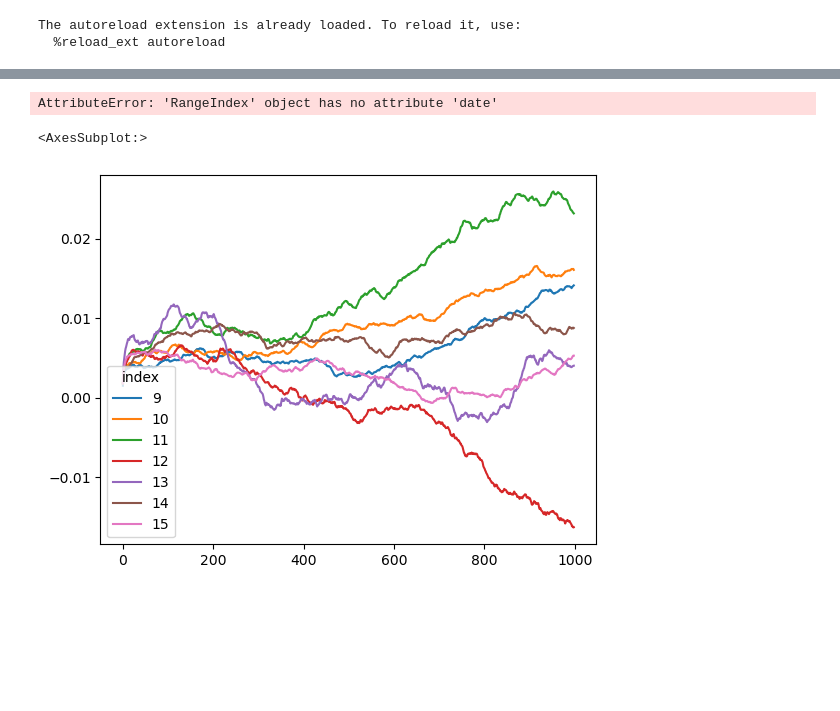
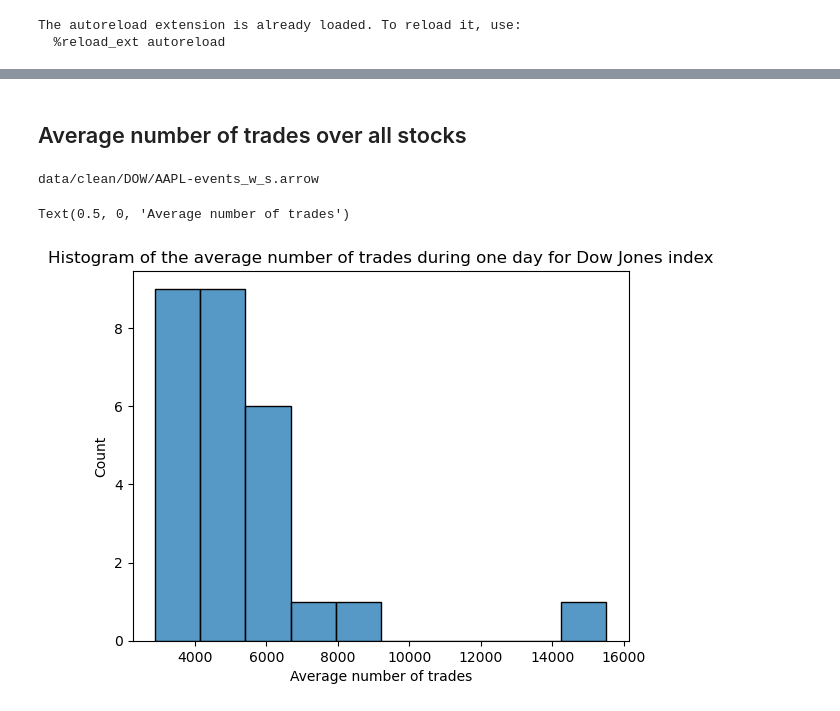
Before and after one commit to HaroldBenoit/behavioural-trading, a Jupyter notebook: project.ipynb, the cells around one changed output, grey strips where cells are left out. Cells and saved outputs as stored; diff of their text form; code cells hidden in the pictures; blank space fills up the shorter version.

```diff
--- a/project.ipynb
+++ b/project.ipynb
@@ -15,6 +16,7 @@ The autoreload extension is already loaded. To reload it, use:
 # %%
 from utils import compute_R_fast
 from utils import compute_R
+#from utils import compute_R_over_time
 
 #events = pd.read_parquet("../fbd/data/clean/intraday/SPY.P_2010.parquet")
 #events.set_index("index",inplace=True)
@@ -28,6 +30,6 @@ from utils import compute_R
 
 #events= compute_trade_sign(events)
 
-df = vaex.open("data/clean/DOW/CVX-events_w_s.arrow")
+df = vaex.open("data/clean/DOW/AAPL-events_w_s.arrow")
 events = df.to_pandas_df()
 events.set_index("index",inplace=True)
@@ -85,4 +35,0 @@ plt.plot(arr[1:])
-# %%
-events["unit_digit"]=(events.trade_price+0.5).astype(int)%10
-# %%
-events["trade_sign"] = pd.Categorical(events["s"])
@@ -139,2 +35,0 @@ dtype: int64
-# %%
-events.trade_sign = pd.Categorical(events["s"].apply(lambda x : "BUY" if x==1 else "SELL"))
@@ -163,27 +36,25 @@ df.plot()
-# %%
-from utils import compute_R
-
-date05=pd.Timestamp(2010,5,5)
-date06=pd.Timestamp(2010,5,6)
-date07=pd.Timestamp(2010,5,7)
-
-events_05=events[events.index.date==date05.date()]
-events_06=events[events.index.date==date06.date()]
-events_07=events[events.index.date==date07.date()]
-
-R_05=compute_R(events_05)
-R_06=compute_R(events_06)
-R_07=compute_R(events_07)
-
-plt.plot(R_05,label="05")
-plt.plot(R_06,label="06")
-plt.plot(R_07,label="07")
-plt.show()
-# %% [output]
-AttributeError: 'RangeIndex' object has no attribute 'date'
-# %%
-R_05_hour=events_05[["s","mid"]].groupby(events_05.index.hour).apply(compute_R)
-pd.pivot_table(R_05_hour.apply(pd.Series),columns=R_05_hour.index).plot()
-# %% [output]
-<AxesSubplot:>
-[figure, removed]
+# %% [markdown]
+## Average number of trades over all stocks
+# %%
+import glob
+
+
+datasets = glob.glob("data/clean/DOW/*events_w_s.arrow")
+num=[]
+    ## RESPONSE FUNCTION
+for dataset in datasets:
+    events = vaex.open(dataset).to_pandas_df()
+    events.set_index("index",inplace=True)
+    average_num_trades = events.groupby(pd.Grouper(freq="1D", origin='start_day')).size().mean()
+    if average_num_trades > 10000:
+        print(dataset)
+    num.append(average_num_trades)
+
+
+sns.histplot(num)
+plt.title("Histogram of the average number of trades during one day for Dow Jones index")
+plt.xlabel("Average number of trades")
+# %% [output]
+data/clean/DOW/AAPL-events_w_s.arrow
+Text(0.5, 0, 'Average number of trades')
+[figure, added]
```
Also changed, not shown: parts of 20 cells of this notebook, 3 other files.
